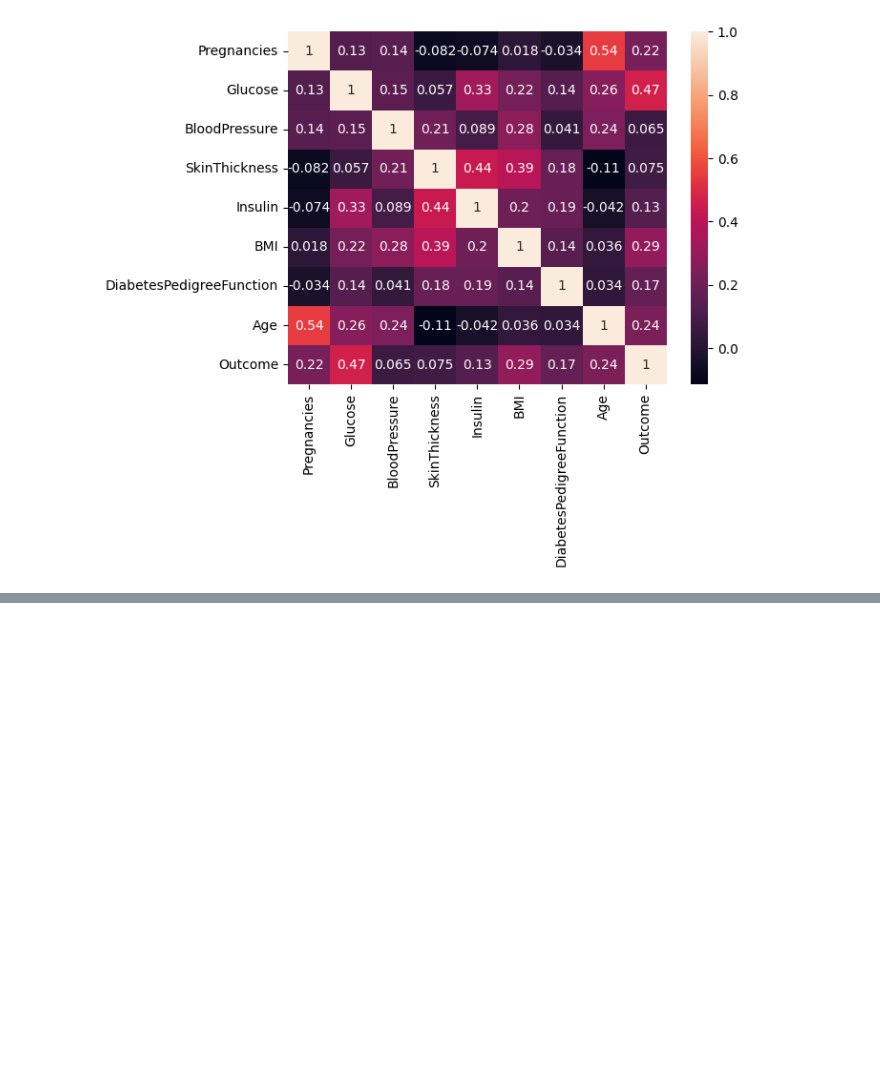
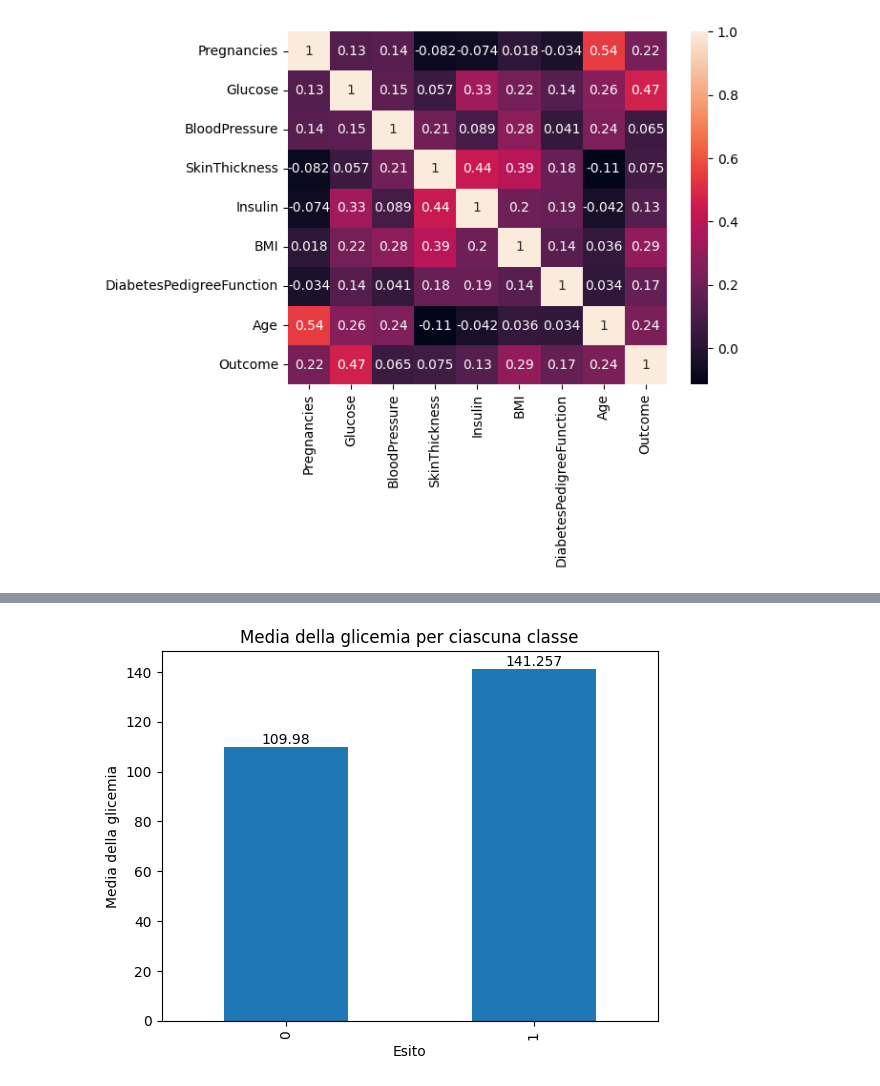
Before and after one commit to SigFerdo/MachineLearning, a Jupyter notebook: check_dataset.ipynb, the cells around one changed output, grey strips where cells are left out. Saved outputs shown, nothing was run; the diff lists cells and outputs as text; code cells hidden in the pictures; blank space fills up the shorter version.

```diff
--- a/check_dataset.ipynb
+++ b/check_dataset.ipynb
@@ -162,0 +69,23 @@ Name: count, dtype: int64
+# %%
+import pandas as pd
+import matplotlib.pyplot as plt
+
+# Carica il dataset in un DataFrame
+df = pd.read_csv('Dataset\diabetes.csv')
+
+# Calcola la media della glicemia per ciascuna classe
+glucose_mean = df.groupby('Outcome')['Glucose'].mean()
+
+# Crea un grafico a barre per visualizzare la media della glicemia per ciascuna classe
+ax = glucose_mean.plot(kind='bar')
+plt.title('Media della glicemia per ciascuna classe')
+plt.xlabel('Esito')
+plt.ylabel('Media della glicemia')
+
+# Aggiungi etichette ai dati
+for i in ax.containers:
+    ax.bar_label(i)
+
+plt.show()
+# %% [output]
+[figure, added]
```
Also changed, not shown: parts of 9 cells of this notebook, 5 other files.
